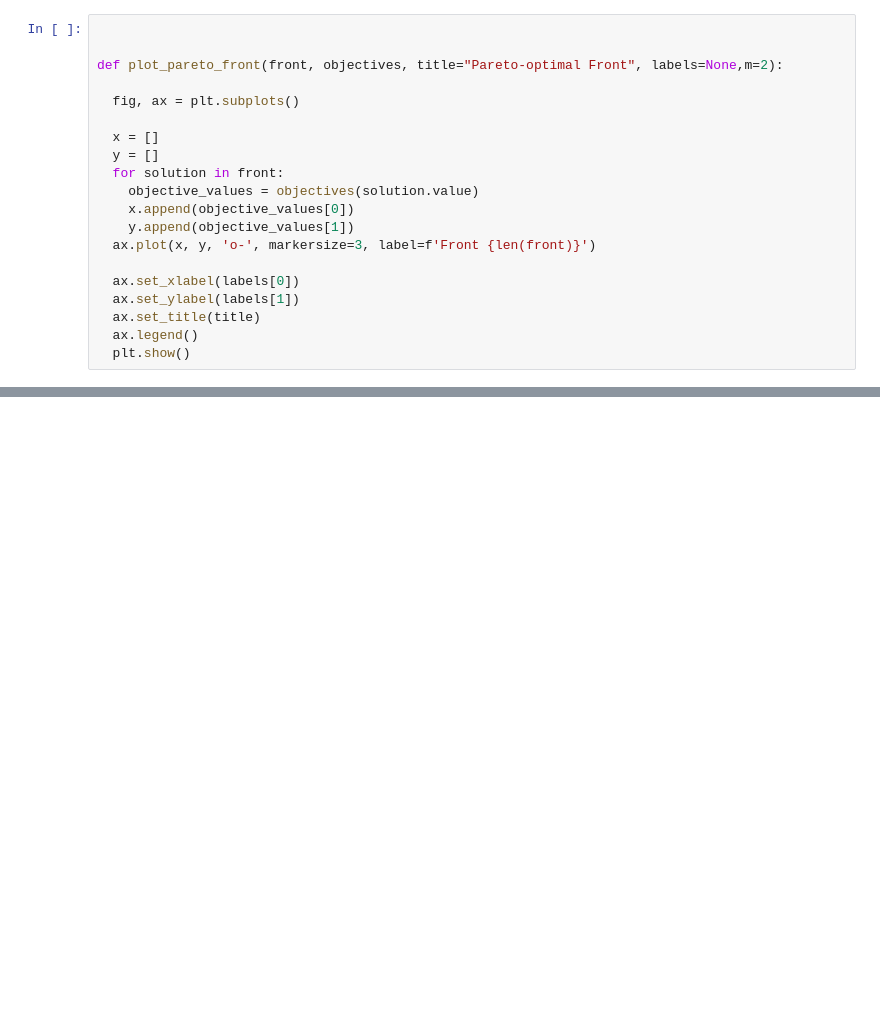
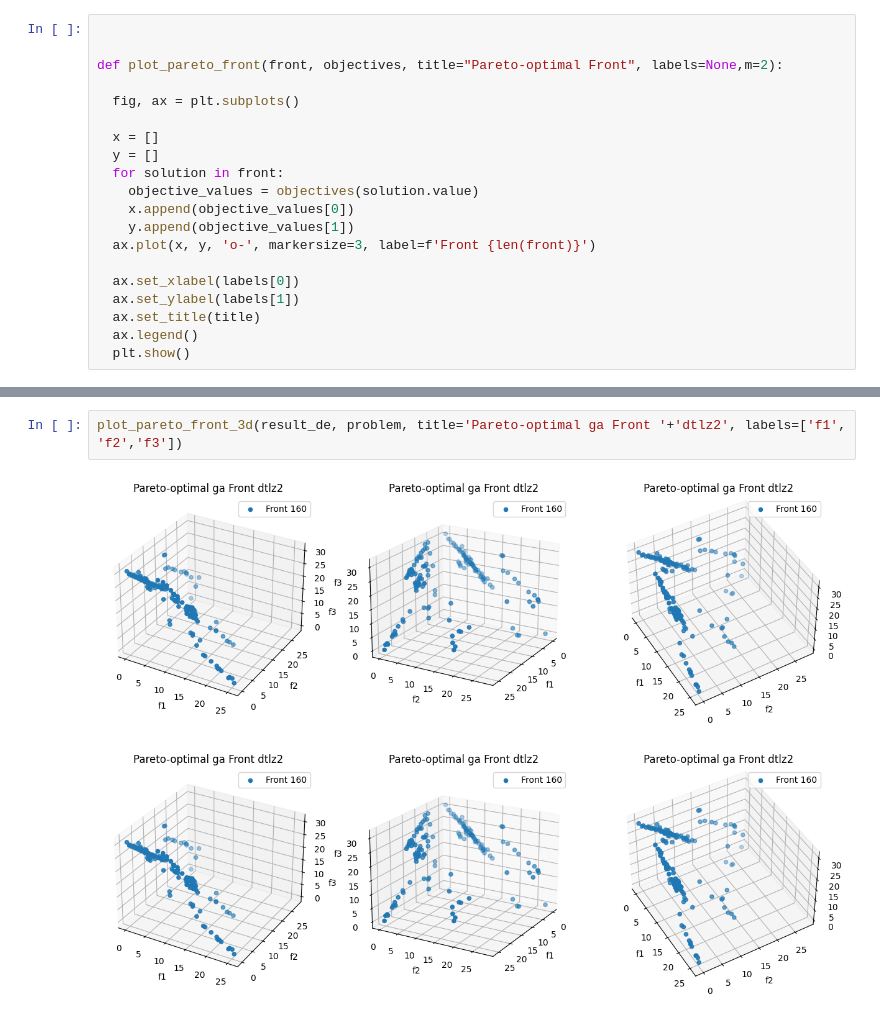
Before and after one commit to Butis498/GA, a Jupyter notebook: H4.ipynb, the cells around one changed output, grey strips where cells are left out. Drawn from its saved outputs; the diff is of its cells as text; blank space fills up the shorter version.

```diff
--- a/H4.ipynb
+++ b/H4.ipynb
@@ -152,0 +123,5 @@ print(problem([0.5]*10))
+# %%
+plot_pareto_front_3d(result_de, problem, title='Pareto-optimal ga Front '+'dtlz2', labels=['f1', 'f2','f3'])
+# %% [output]
+[figure, added]
+[figure, added]
```
Also changed, not shown: parts of 10 cells of this notebook, 6 other files.
